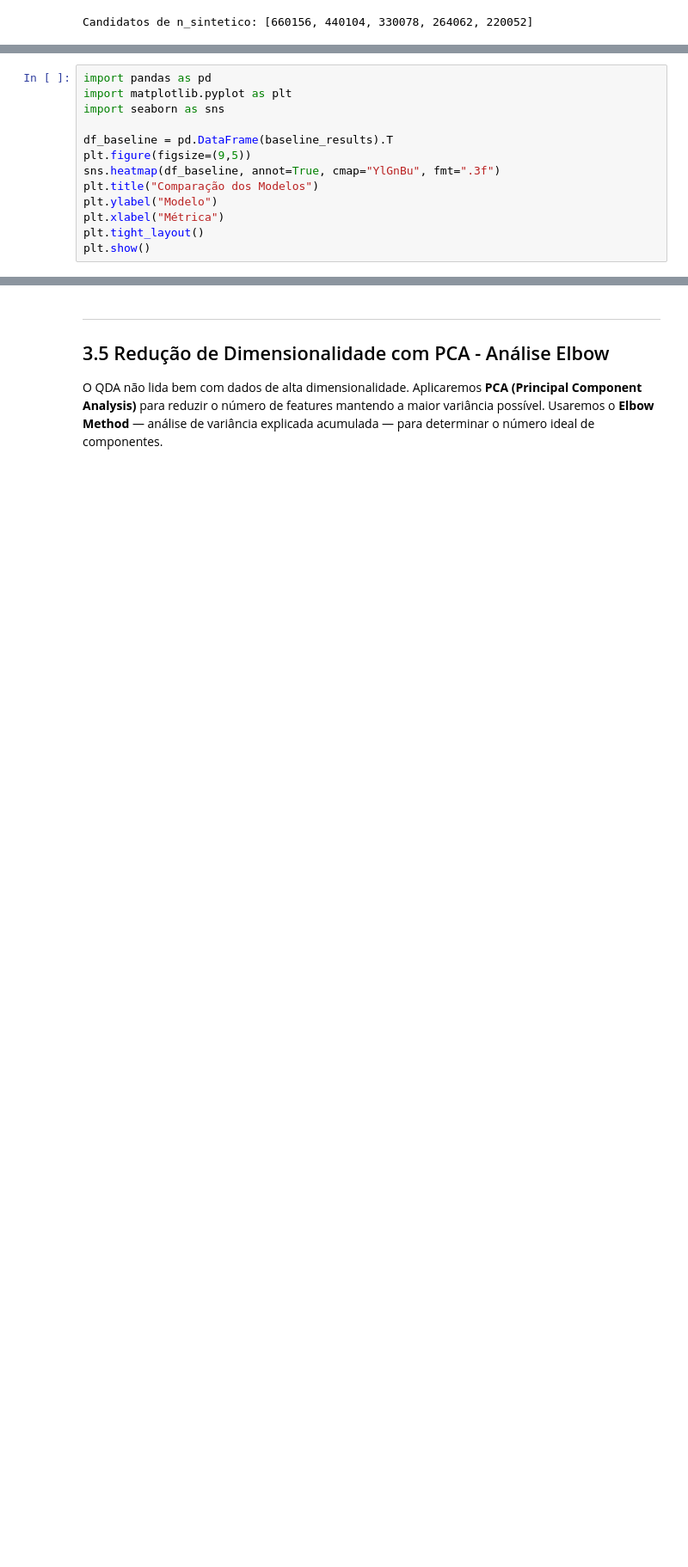
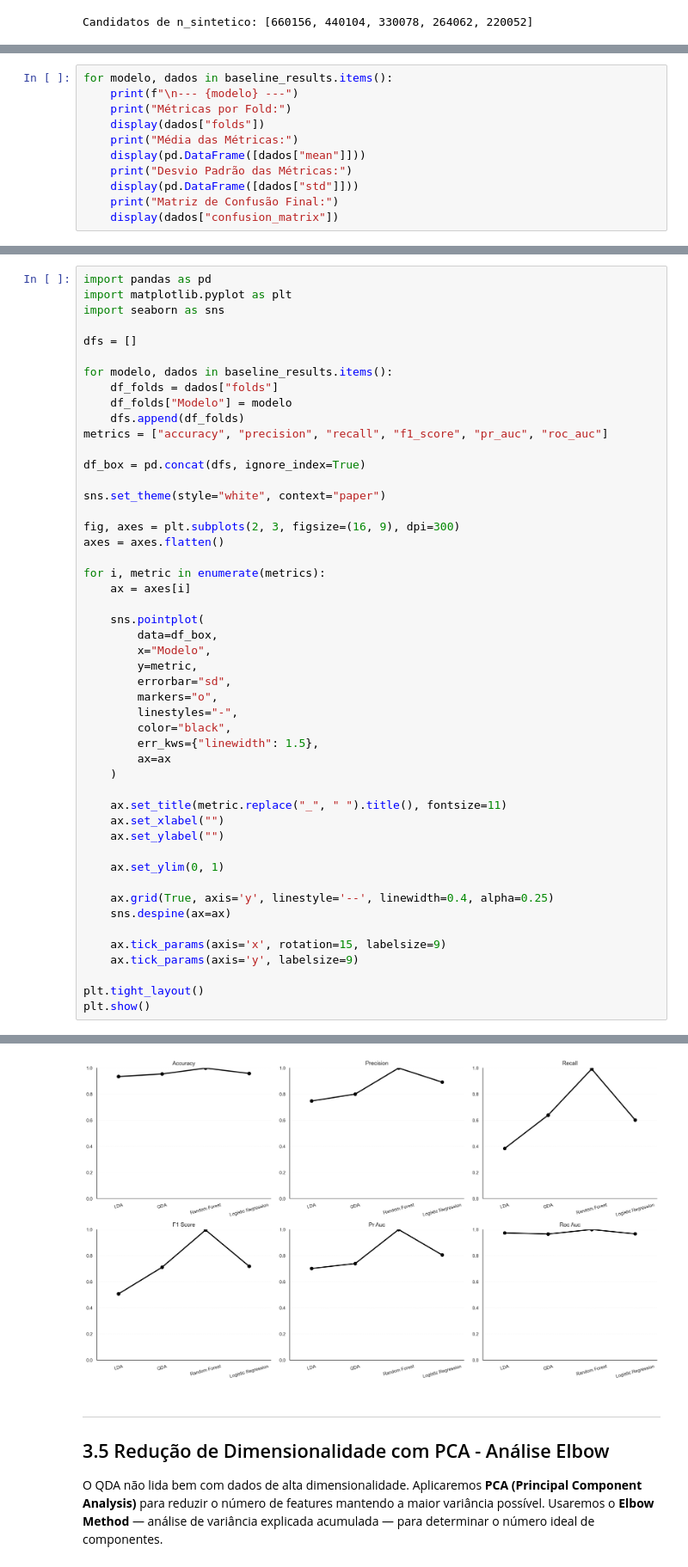
Before and after one commit to zezedp/IML2026_PROJETO, a Jupyter notebook: Projeto.ipynb, the cells around one changed output, grey strips where cells are left out. Shown at 86% size. Cells and saved outputs as stored; diff of their text form; blank space fills up the shorter version.

Commit message:
feat: baseline graphs + confusion matrix for all models

```diff
--- a/Projeto.ipynb
+++ b/Projeto.ipynb
@@ -556,0 +594,11 @@ baseline_results = train_baseline(X_train, y_train)
+# %%
+for modelo, dados in baseline_results.items():
+    print(f"\n--- {modelo} ---")
+    print("Métricas por Fold:")
+    display(dados["folds"])
+    print("Média das Métricas:")
+    display(pd.DataFrame([dados["mean"]]))
+    print("Desvio Padrão das Métricas:")
+    display(pd.DataFrame([dados["std"]]))
+    print("Matriz de Confusão Final:")
+    display(dados["confusion_matrix"])
@@ -559,12 +637,48 @@ import pandas as pd
 import matplotlib.pyplot as plt
 import seaborn as sns
 
-df_baseline = pd.DataFrame(baseline_results).T
-plt.figure(figsize=(9,5))
-sns.heatmap(df_baseline, annot=True, cmap="YlGnBu", fmt=".3f")
-plt.title("Comparação dos Modelos")
-plt.ylabel("Modelo")
-plt.xlabel("Métrica")
+dfs = []
+
+for modelo, dados in baseline_results.items():
+    df_folds = dados["folds"]
+    df_folds["Modelo"] = modelo
+    dfs.append(df_folds)
+metrics = ["accuracy", "precision", "recall", "f1_score", "pr_auc", "roc_auc"]
+
+df_box = pd.concat(dfs, ignore_index=True)
+
+sns.set_theme(style="white", context="paper")
+
+fig, axes = plt.subplots(2, 3, figsize=(16, 9), dpi=300)
+axes = axes.flatten()
+
+for i, metric in enumerate(metrics):
+    ax = axes[i]
+
+    sns.pointplot(
+        data=df_box,
+        x="Modelo",
+        y=metric,
+        errorbar="sd",
+        markers="o",
+        linestyles="-",
+        color="black",
+        err_kws={"linewidth": 1.5},
+        ax=ax
+    )
+
+    ax.set_title(metric.replace("_", " ").title(), fontsize=11)
+    ax.set_xlabel("")
+    ax.set_ylabel("")
+
+    ax.set_ylim(0, 1)
+
+    ax.grid(True, axis='y', linestyle='--', linewidth=0.4, alpha=0.25)
+    sns.despine(ax=ax)
+
+    ax.tick_params(axis='x', rotation=15, labelsize=9)
+    ax.tick_params(axis='y', labelsize=9)
+
 plt.tight_layout()
 plt.show()
 # %% [output]
@@ -573,3 +685,4 @@ TypeError: float() argument must be a string or a real number, not 'dict'
+[figure, added]
 # %% [markdown]
 ---
 ## 3.5 Redução de Dimensionalidade com PCA - Análise Elbow
```
Also changed, not shown: parts of 3 cells of this notebook.
